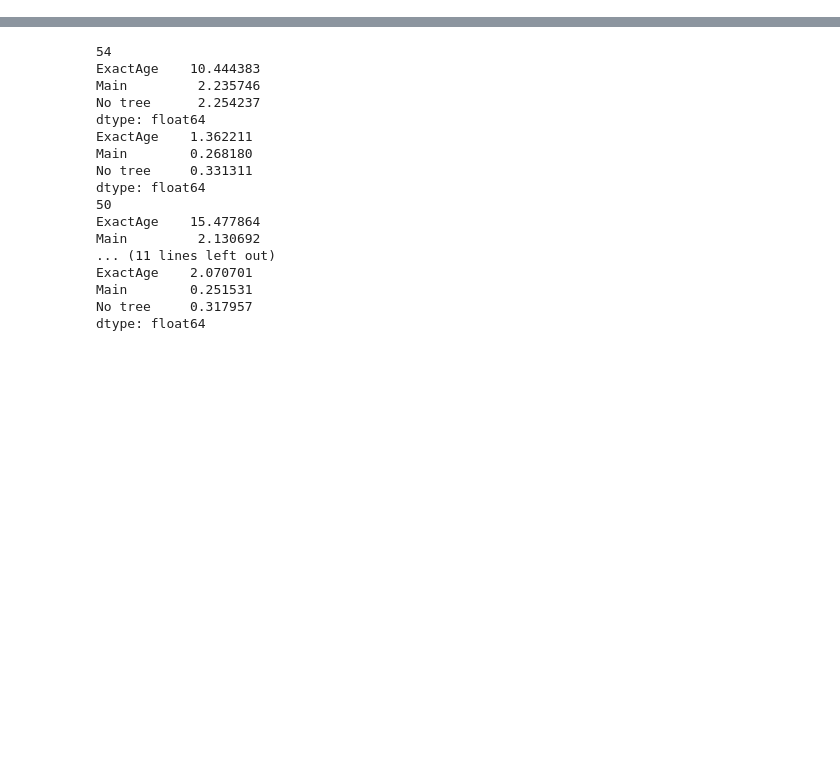
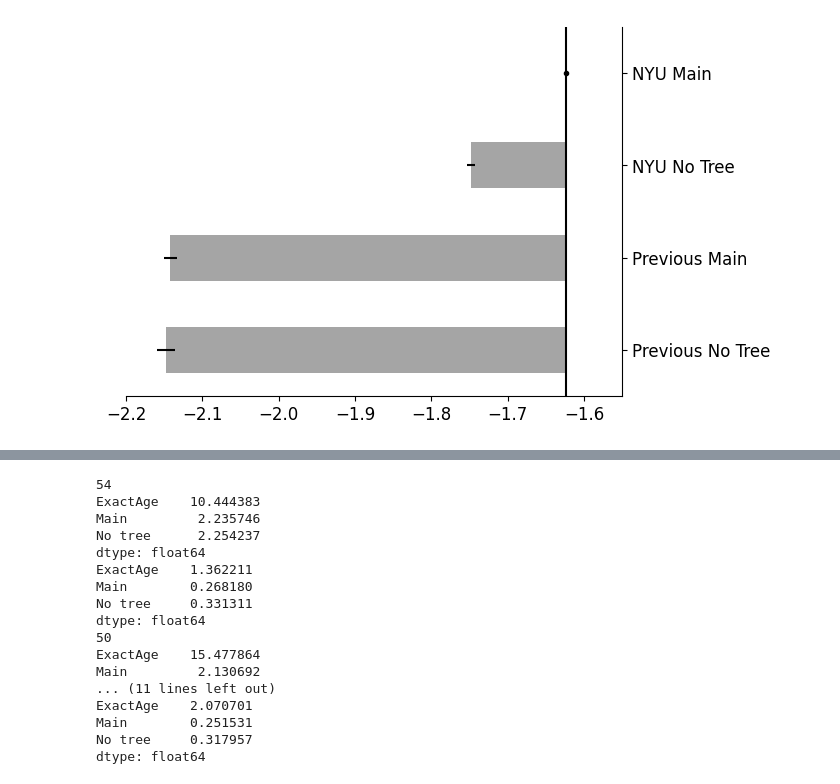
Before and after one commit to ili-ma/fourinarow_analyses, a Jupyter notebook: Analysis notebooks/new/Lesion fit likelihoods.ipynb, the cells around one changed output, grey strips where cells are left out. Cells and saved outputs as stored; diff of their text form; code cells hidden in the pictures; blank space fills up the shorter version.

```diff
--- a/Analysis notebooks/new/Lesion fit likelihoods.ipynb
+++ b/Analysis notebooks/new/Lesion fit likelihoods.ipynb
@@ -13,3 +12,12 @@ ageBinrNr2Value = {0: 10, 1: 15, 2:21}
 data['ageBin'] = pd.cut(data['FlooredAge'], bins)
 data['ageBinNr'] = data['ageBin'].cat.codes
 data['ageBinValue'] = data.apply(lambda row: ageBinrNr2Value.get(row['ageBinNr'], 0), axis = 1)
+# %%
+#Exclude subjects
+#drop the double subject
+data = data[~data.StudyID.str.contains("866")]
+# drop the subject with extremely low elo
+data = data[~data.StudyID.str.contains("236")]
+data["StudyID"].nunique()
+# Keep the participant data without model fits
+subj_data = data.copy()
@@ -132,0 +159,8 @@ make_plot(dataadult, ['black'] + ['#20382B'] * 10)
+# %%
+nyu_data = subj_data.copy()
+nyu_names = []
+
+add_model(nyu_data, nyu_names, "../data/splits_NYU_full", "NYU Main")
+add_model(nyu_data, nyu_names, "../data/splits_NYU_no_tree", "NYU No Tree")
+add_model(nyu_data, nyu_names, "../data/fit_main", "Previous Main")
+add_model(nyu_data, nyu_names, "../data/fit_no_tree", "Previous No Tree")
@@ -132,0 +188,4 @@ make_plot(dataadult, ['black'] + ['#20382B'] * 10)
+# %%
+make_plot(nyu_data, nyu_names, ['black'] + ['#a5a5a5'] * 4, [-2.2, -1.55])
+# %% [output]
+[figure, added]
```
Also changed, not shown: parts of 40 cells of this notebook, 4 other files.
